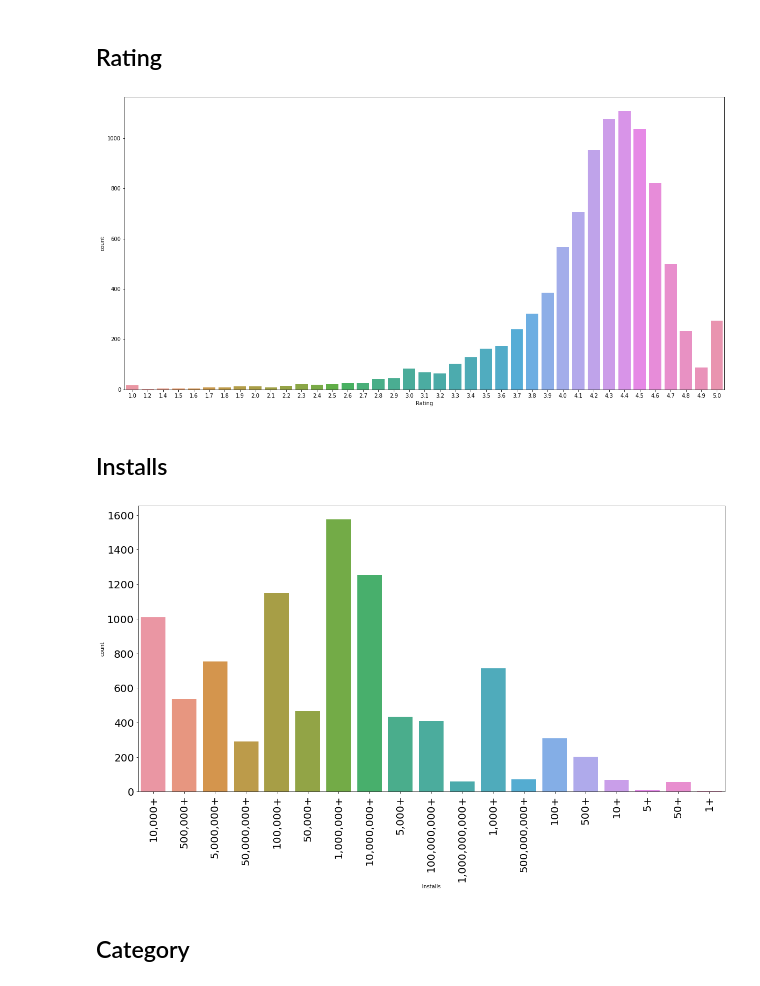
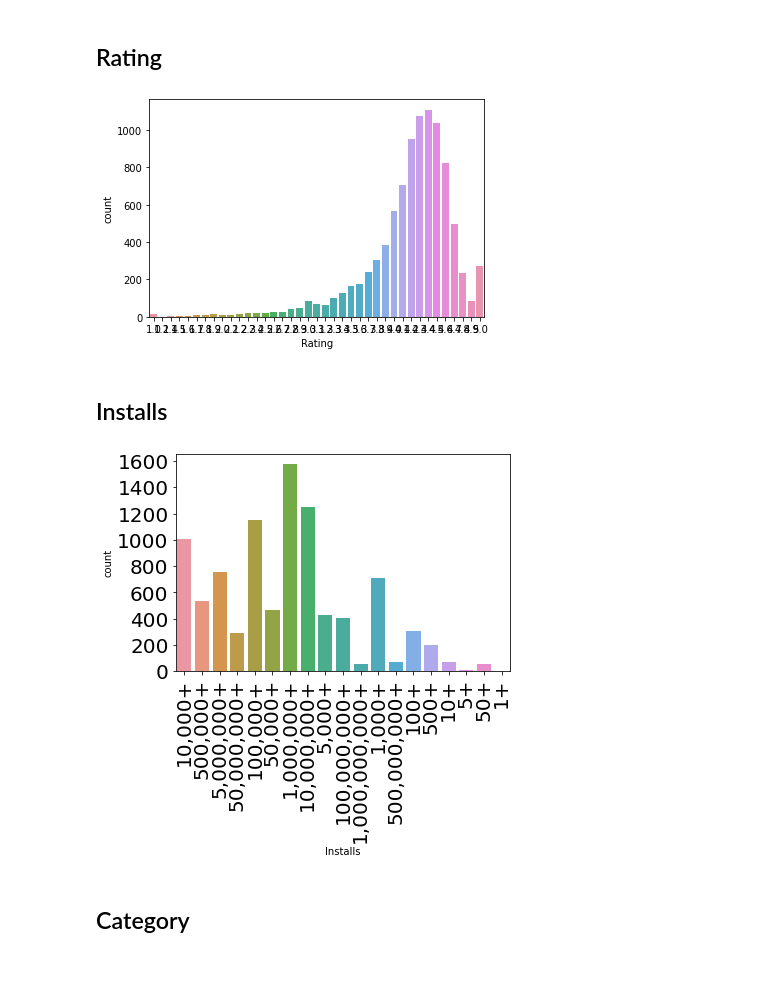
Before and after one commit to KSob01/Projekt-PSI, a Jupyter notebook: GOOGLE STORE.ipynb, the cells around one changed output. Drawn from its saved outputs; the diff is of its cells as text; code cells hidden in the pictures.

```diff
--- a/GOOGLE STORE.ipynb
+++ b/GOOGLE STORE.ipynb
@@ -139,21 +139,19 @@ import seaborn as sns
 # %% [markdown]
 ## Rating
 # %%
-plt.figure(figsize=(20,10))
 sns.countplot(x= 'Rating' ,data=data)
 plt.show()
 # %% [output]
-[figure, old version]
+[figure, new version]
 # %% [markdown]
 ## Installs
 # %%
-plt.figure(figsize=(20,10))
 sns.countplot(x= 'Installs' ,data=data)
 plt.yticks(fontsize = 20)
 plt.xticks(rotation = 90, fontsize = 20)
 plt.show()
 # %% [output]
-[figure, old version]
+[figure, new version]
 # %% [markdown]
 ## Category
 # %%
```
Also changed, not shown: parts of 1 cell of this notebook.
